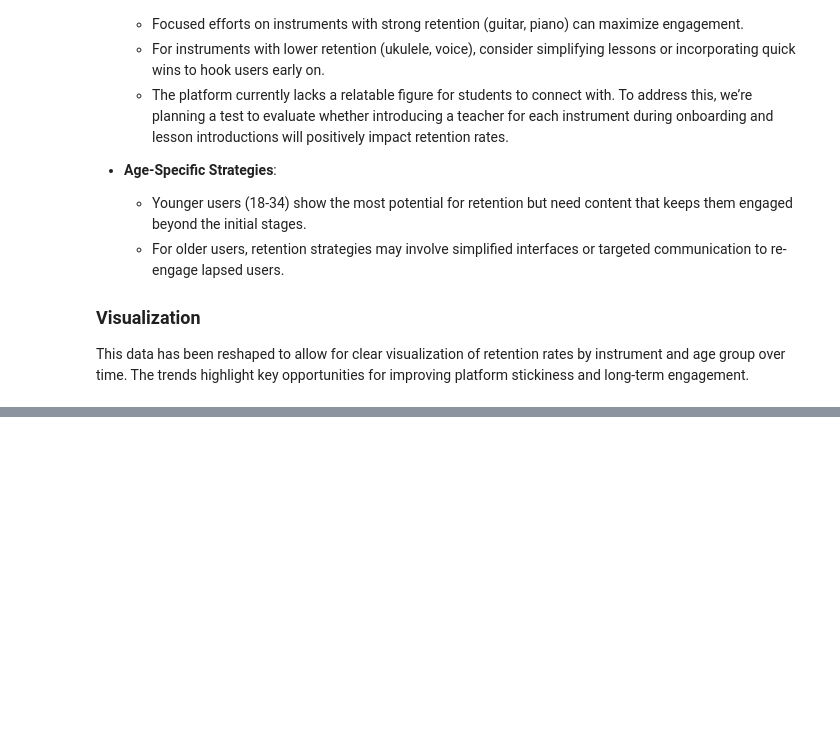
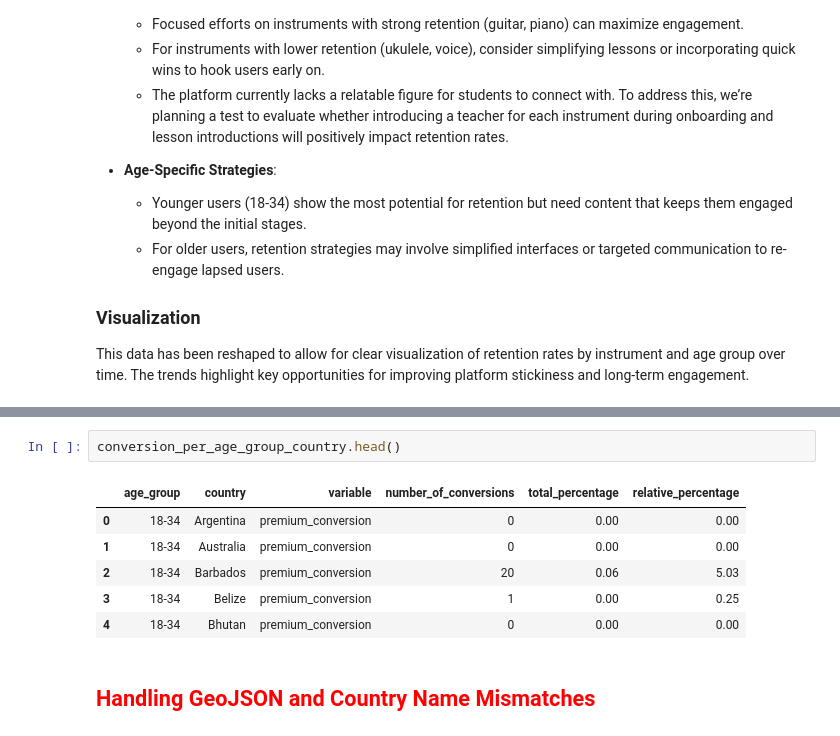
Before and after one commit to pablobagano/musitech, a Jupyter notebook: Musitech-EDA.ipynb, the cells around one changed output, grey strips where cells are left out. Saved outputs shown, nothing was run; the diff lists cells and outputs as text; blank space fills up the shorter version.

```diff
--- a/Musitech-EDA.ipynb
+++ b/Musitech-EDA.ipynb
@@ -416,0 +438,11 @@ app.run_server(debug=True)
+# %%
+conversion_per_age_group_country.head()
+# %% [output]
+|  | age_group | country | variable | number_of_conversions | total_percentage | relative_percentage |
+| 0 | 18-34 | Argentina | premium_conversion | 0 | 0.00 | 0.00 |
+| 1 | 18-34 | Australia | premium_conversion | 0 | 0.00 | 0.00 |
+| 2 | 18-34 | Barbados | premium_conversion | 20 | 0.06 | 5.03 |
+| 3 | 18-34 | Belize | premium_conversion | 1 | 0.00 | 0.25 |
+| 4 | 18-34 | Bhutan | premium_conversion | 0 | 0.00 | 0.00 |
+# %% [markdown]
+## <font color='red'>Handling GeoJSON and Country Name Mismatches</font>
```
Also changed, not shown: parts of 19 cells of this notebook, 1 other file.
